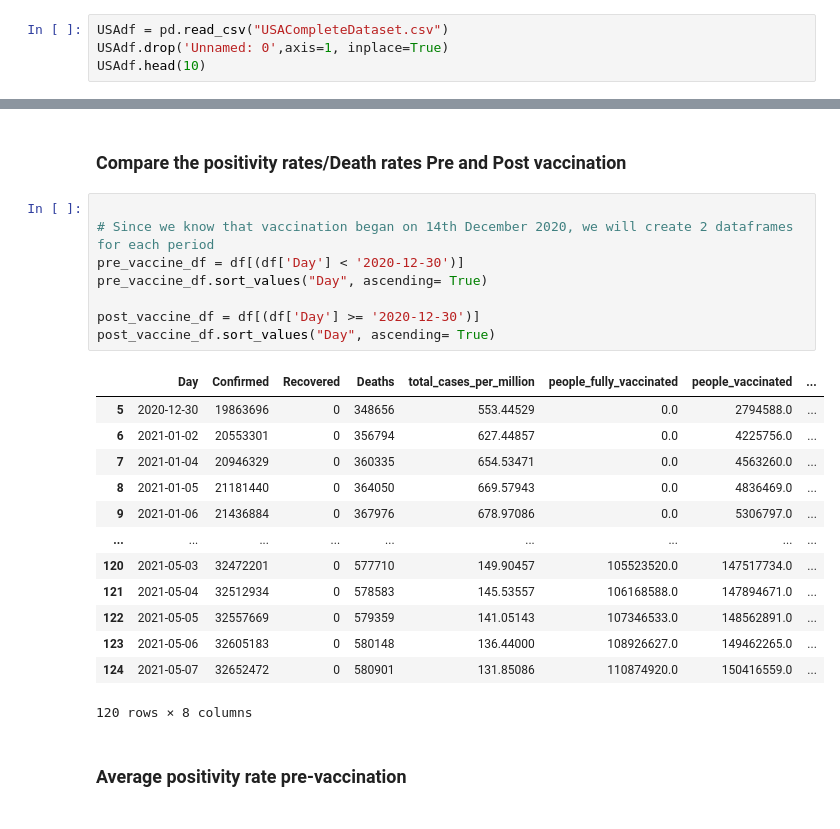
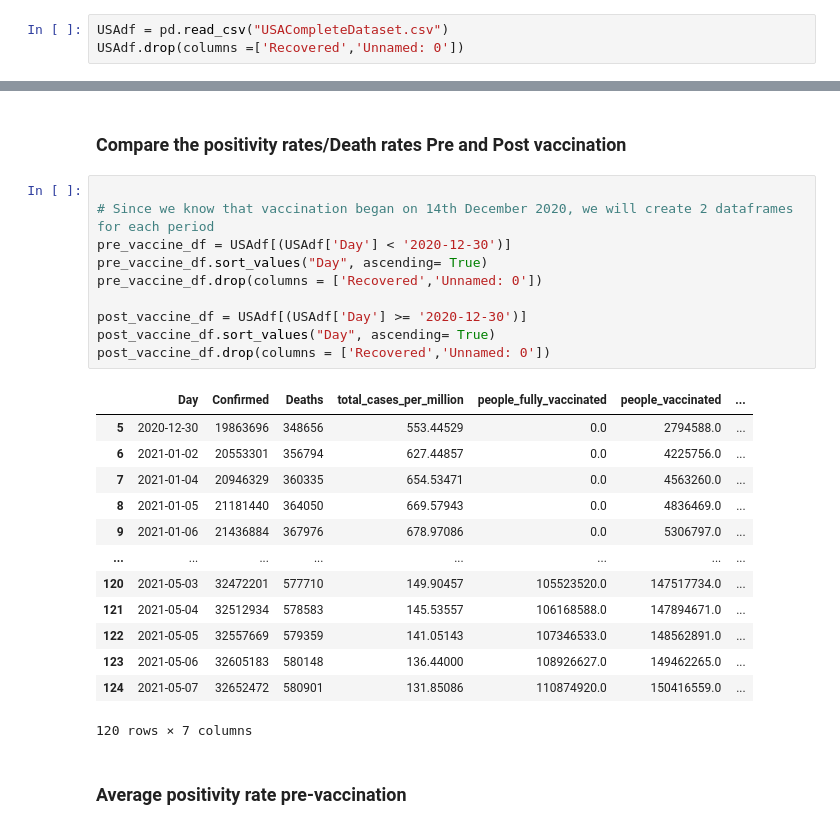
Before and after one commit to mehtabfarozankhatoon/hds5210-2022, a Jupyter notebook: Final/Finals.ipynb, the cells around one changed output, grey strips where cells are left out. Saved outputs shown, nothing was run; the diff lists cells and outputs as text.

```diff
--- a/Final/Finals.ipynb
+++ b/Final/Finals.ipynb
@@ -460,6 +438,5 @@ dtype: int64
 df.to_csv('USACompleteDataset.csv')
 # %%
 USAdf = pd.read_csv("USACompleteDataset.csv")
-USAdf.drop('Unnamed: 0',axis=1, inplace=True)
-USAdf.head(10)
+USAdf.drop(columns =['Recovered','Unnamed: 0'])
 # %% [output]
@@ -609,25 +588,27 @@ China being ahead of all the countries in administering vaccination doses. Unite
 # %%
 
 # Since we know that vaccination began on 14th December 2020, we will create 2 dataframes for each period
-pre_vaccine_df = df[(df['Day'] < '2020-12-30')]
+pre_vaccine_df = USAdf[(USAdf['Day'] < '2020-12-30')]
 pre_vaccine_df.sort_values("Day", ascending= True)
+pre_vaccine_df.drop(columns = ['Recovered','Unnamed: 0'])
 
-post_vaccine_df = df[(df['Day'] >= '2020-12-30')]
+post_vaccine_df = USAdf[(USAdf['Day'] >= '2020-12-30')]
 post_vaccine_df.sort_values("Day", ascending= True)
+post_vaccine_df.drop(columns = ['Recovered','Unnamed: 0'])
 # %% [output]
-|  | Day | Confirmed | Recovered | Deaths | total_cases_per_million | people_fully_vaccinated | people_vaccinated | ... |
-| 5 | 2020-12-30 | 19863696 | 0 | 348656 | 553.44529 | 0.0 | 2794588.0 | ... |
-| 6 | 2021-01-02 | 20553301 | 0 | 356794 | 627.44857 | 0.0 | 4225756.0 | ... |
-| 7 | 2021-01-04 | 20946329 | 0 | 360335 | 654.53471 | 0.0 | 4563260.0 | ... |
-| 8 | 2021-01-05 | 21181440 | 0 | 364050 | 669.57943 | 0.0 | 4836469.0 | ... |
-| 9 | 2021-01-06 | 21436884 | 0 | 367976 | 678.97086 | 0.0 | 5306797.0 | ... |
-| ... | ... | ... | ... | ... | ... | ... | ... | ... |
-| 120 | 2021-05-03 | 32472201 | 0 | 577710 | 149.90457 | 105523520.0 | 147517734.0 | ... |
-| 121 | 2021-05-04 | 32512934 | 0 | 578583 | 145.53557 | 106168588.0 | 147894671.0 | ... |
-| 122 | 2021-05-05 | 32557669 | 0 | 579359 | 141.05143 | 107346533.0 | 148562891.0 | ... |
-| 123 | 2021-05-06 | 32605183 | 0 | 580148 | 136.44000 | 108926627.0 | 149462265.0 | ... |
-| 124 | 2021-05-07 | 32652472 | 0 | 580901 | 131.85086 | 110874920.0 | 150416559.0 | ... |
+|  | Day | Confirmed | Deaths | total_cases_per_million | people_fully_vaccinated | people_vaccinated | ... |
+| 5 | 2020-12-30 | 19863696 | 348656 | 553.44529 | 0.0 | 2794588.0 | ... |
+| 6 | 2021-01-02 | 20553301 | 356794 | 627.44857 | 0.0 | 4225756.0 | ... |
+| 7 | 2021-01-04 | 20946329 | 360335 | 654.53471 | 0.0 | 4563260.0 | ... |
+| 8 | 2021-01-05 | 21181440 | 364050 | 669.57943 | 0.0 | 4836469.0 | ... |
+| 9 | 2021-01-06 | 21436884 | 367976 | 678.97086 | 0.0 | 5306797.0 | ... |
+| ... | ... | ... | ... | ... | ... | ... | ... |
+| 120 | 2021-05-03 | 32472201 | 577710 | 149.90457 | 105523520.0 | 147517734.0 | ... |
+| 121 | 2021-05-04 | 32512934 | 578583 | 145.53557 | 106168588.0 | 147894671.0 | ... |
+| 122 | 2021-05-05 | 32557669 | 579359 | 141.05143 | 107346533.0 | 148562891.0 | ... |
+| 123 | 2021-05-06 | 32605183 | 580148 | 136.44000 | 108926627.0 | 149462265.0 | ... |
+| 124 | 2021-05-07 | 32652472 | 580901 | 131.85086 | 110874920.0 | 150416559.0 | ... |
-120 rows × 8 columns
+120 rows × 7 columns
 # %% [markdown]
 ### Average positivity rate pre-vaccination
 # %%
```
Also changed, not shown: parts of 13 cells of this notebook.
